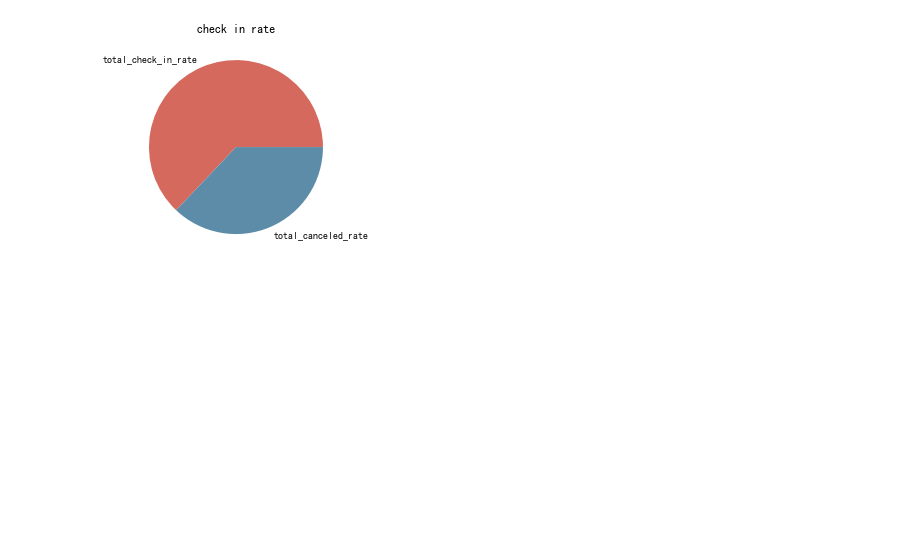
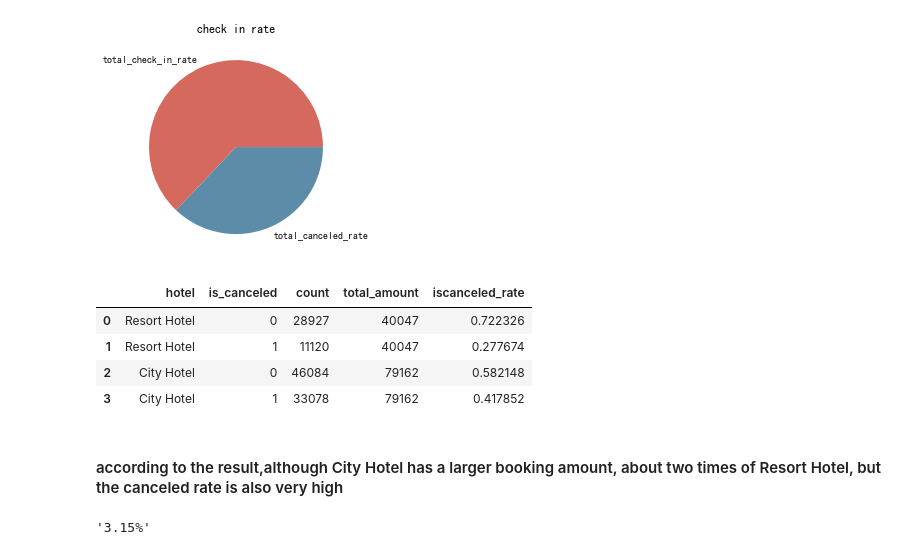
Before and after one commit to DuanLee2520/hotel, a Jupyter notebook: analyze.ipynb, the cells around one changed output. Cells and saved outputs as stored; diff of their text form; code cells hidden in the pictures; blank space fills up the shorter version.

```diff
--- a/analyze.ipynb
+++ b/analyze.ipynb
@@ -149,3 +147,40 @@ plt.title("check in rate")
 plt.show()
 # %% [output]
 [figure]
+# %%
+# compare the check in rate between hotels
+rh_iscanceled_count=new_data[new_data["hotel"]=="Resort Hotel"].groupby("is_canceled")["hotel"].count().reset_index().rename(columns={"hotel":"amount"})
+# new_data[new_data["hotel"]=="Resort Hotel"] 选中数据中hotel列里面为Restor hotel 的数据
+# groupby("is_canceled")["hotel"].count() 按is_canceled进行分组后对其统计count（），
+#   统计出is_canceled 里面各种不同值分别的数量。这里选中“hotel”的意思是在这一列进行统计，
+#   可以先选中任何一列都是一样的，也可以不选，则在每一列都进行统计is_canceled中不同数据的数量。
+# reset_index().rename(columns={"hotel":"amount"}，之前count（）的时候是把“hotel”设置为索引，现在reset还原回去，并重命名
+rh_canceled_data=pd.DataFrame({"hotel":"Resort Hotel",
+                              "is_canceled":rh_iscanceled_count.is_canceled,
+                              "count":rh_iscanceled_count.amount,
+                              "total_amount":rh_iscanceled_count.amount.sum(),
+                              "iscanceled_rate":rh_iscanceled_count.amount/rh_iscanceled_count.amount.sum()})
+
+ch_iscanceled_count=new_data[new_data["hotel"]=="City Hotel"].groupby("is_canceled")["hotel"].count().reset_index().rename(columns={"hotel":"amount"})
+ch_iscanceled_data=pd.DataFrame({"hotel":"City Hotel",
+                                "is_canceled":ch_iscanceled_count["is_canceled"],
+                                "count":ch_iscanceled_count["amount"],
+                                "total_amount":ch_iscanceled_count.amount.sum(),
+                                "iscanceled_rate":ch_iscanceled_count["amount"]/ch_iscanceled_count["amount"].sum()})
+# merge those two togeter
+iscanceled_data=pd.concat([rh_canceled_data,ch_iscanceled_data],ignore_index=True)
+iscanceled_data
+# %% [output]
+|  | hotel | is_canceled | count | total_amount | iscanceled_rate |
+| 0 | Resort Hotel | 0 | 28927 | 40047 | 0.722326 |
+| 1 | Resort Hotel | 1 | 11120 | 40047 | 0.277674 |
+| 2 | City Hotel | 0 | 46084 | 79162 | 0.582148 |
+| 3 | City Hotel | 1 | 33078 | 79162 | 0.417852 |
+# %% [markdown]
+#### according to the result,although City Hotel has a larger booking amount, about two times of Resort Hotel, but the canceled rate is also very high
+# %%
+# total repeated booking rate
+reversal_book_rate=str(round(new_data.groupby("is_repeated_guest").is_repeated_guest.count()[1]/new_data.shape[0]*100,2))+"%"
+reversal_book_rate
+# %% [output]
+'3.15%'
```
Also changed, not shown: parts of 5 cells of this notebook.
